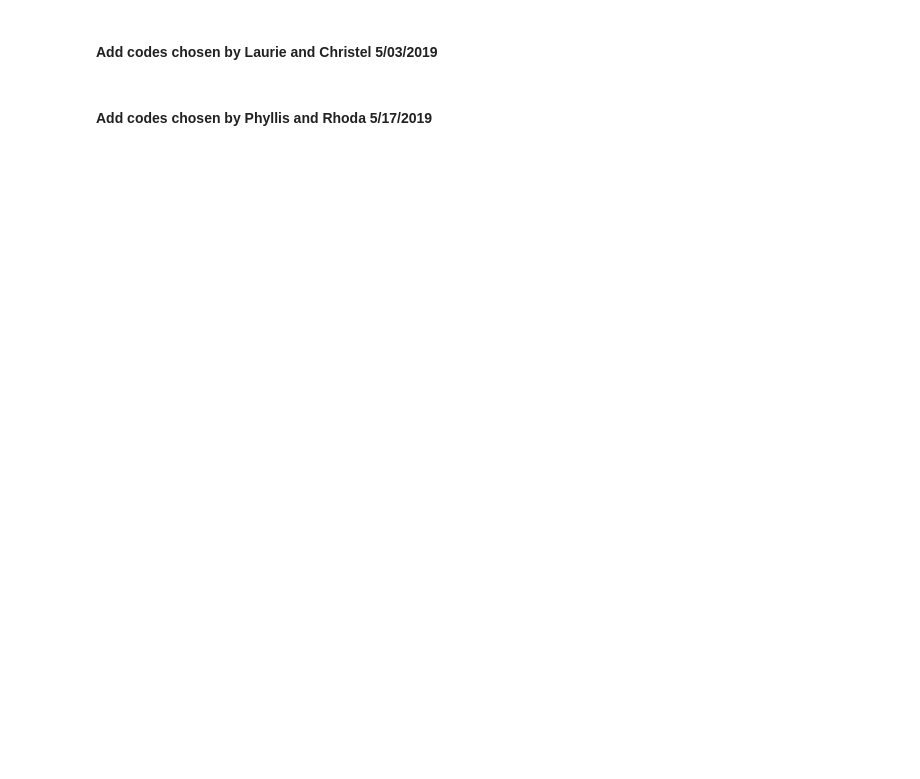
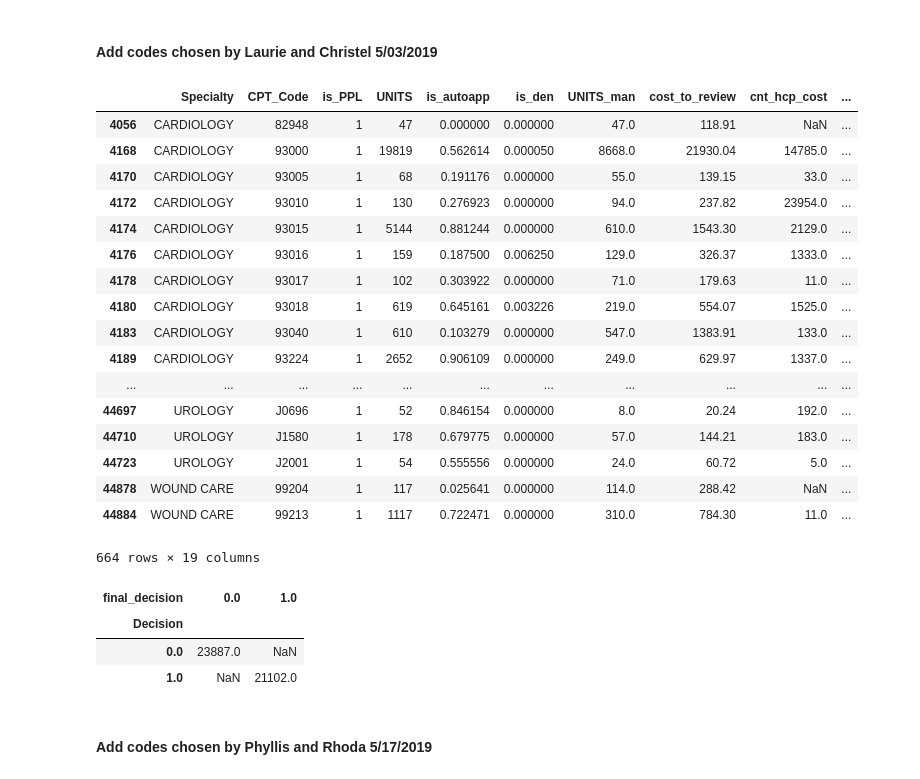
Before and after one commit to tysonjens/AutoApprovals_Code, a Jupyter notebook: Clean and Merge Claims and Referrals.ipynb, the cells around one changed output. Saved outputs shown, nothing was run; the diff lists cells and outputs as text; code cells hidden in the pictures; blank space fills up the shorter version.

```diff
--- a/Clean and Merge Claims and Referrals.ipynb
+++ b/Clean and Merge Claims and Referrals.ipynb
@@ -610,4 +746,4 @@ list_o_specs_20190503_remove = clinical_decisions_20190503_remove['Specialty'].u
 # %%
 cpts_w_claims_fin = cpts_w_claims_fin.merge(clinical_decisions_20190503_remove, how='left', on=['Specialty', 'CPT_Code', 'is_PPL'])
 # %%
-cpts_w_claims_fin['Decision'] = np.where(cpts_w_claims_fin['Decision'].isna(), cpts_w_claims_fin['final_decision'], cpts_w_claims_fin['final_decision'])
+cpts_w_claims_fin['Decision'] = np.where(cpts_w_claims_fin['Decision'].isna(), cpts_w_claims_fin['final_decision'], cpts_w_claims_fin['Decision'])
@@ -642,4 +812,32 @@ clinical_decisons_20190503_add = create_dict_of_CPT_codes_v2(clinical_decisions_
 list_o_specs_20190503_add = clinical_decisions_20190503_add['Specialty'].unique().tolist()
 # %%
 cpts_w_claims_fin = cpts_w_claims_fin.merge(clinical_decisions_20190503_add, how='left', on=['Specialty', 'CPT_Code', 'is_PPL'])
+# %%
+cpts_w_claims_fin[cpts_w_claims_fin['Decision']==1]
+# %% [output]
+|  | Specialty | CPT_Code | is_PPL | UNITS | is_autoapp | is_den | UNITS_man | cost_to_review | cnt_hcp_cost | ... |
+| 4056 | CARDIOLOGY | 82948 | 1 | 47 | 0.000000 | 0.000000 | 47.0 | 118.91 | NaN | ... |
+| 4168 | CARDIOLOGY | 93000 | 1 | 19819 | 0.562614 | 0.000050 | 8668.0 | 21930.04 | 14785.0 | ... |
+| 4170 | CARDIOLOGY | 93005 | 1 | 68 | 0.191176 | 0.000000 | 55.0 | 139.15 | 33.0 | ... |
+| 4172 | CARDIOLOGY | 93010 | 1 | 130 | 0.276923 | 0.000000 | 94.0 | 237.82 | 23954.0 | ... |
+| 4174 | CARDIOLOGY | 93015 | 1 | 5144 | 0.881244 | 0.000000 | 610.0 | 1543.30 | 2129.0 | ... |
+| 4176 | CARDIOLOGY | 93016 | 1 | 159 | 0.187500 | 0.006250 | 129.0 | 326.37 | 1333.0 | ... |
+| 4178 | CARDIOLOGY | 93017 | 1 | 102 | 0.303922 | 0.000000 | 71.0 | 179.63 | 11.0 | ... |
+| 4180 | CARDIOLOGY | 93018 | 1 | 619 | 0.645161 | 0.003226 | 219.0 | 554.07 | 1525.0 | ... |
+| 4183 | CARDIOLOGY | 93040 | 1 | 610 | 0.103279 | 0.000000 | 547.0 | 1383.91 | 133.0 | ... |
+| 4189 | CARDIOLOGY | 93224 | 1 | 2652 | 0.906109 | 0.000000 | 249.0 | 629.97 | 1337.0 | ... |
+| ... | ... | ... | ... | ... | ... | ... | ... | ... | ... | ... |
+| 44697 | UROLOGY | J0696 | 1 | 52 | 0.846154 | 0.000000 | 8.0 | 20.24 | 192.0 | ... |
+| 44710 | UROLOGY | J1580 | 1 | 178 | 0.679775 | 0.000000 | 57.0 | 144.21 | 183.0 | ... |
+| 44723 | UROLOGY | J2001 | 1 | 54 | 0.555556 | 0.000000 | 24.0 | 60.72 | 5.0 | ... |
+| 44878 | WOUND CARE | 99204 | 1 | 117 | 0.025641 | 0.000000 | 114.0 | 288.42 | NaN | ... |
+| 44884 | WOUND CARE | 99213 | 1 | 1117 | 0.722471 | 0.000000 | 310.0 | 784.30 | 11.0 | ... |
+664 rows × 19 columns
+# %%
+cpts_w_claims_fin.pivot_table('CPT_Code', index='Decision', columns='final_decision', aggfunc='count')
+# %% [output]
+| final_decision | 0.0 | 1.0 |
+| Decision |  |  |
+| 0.0 | 23887.0 | NaN |
+| 1.0 | NaN | 21102.0 |
 # %%
```
Also changed, not shown: parts of 57 cells of this notebook.
